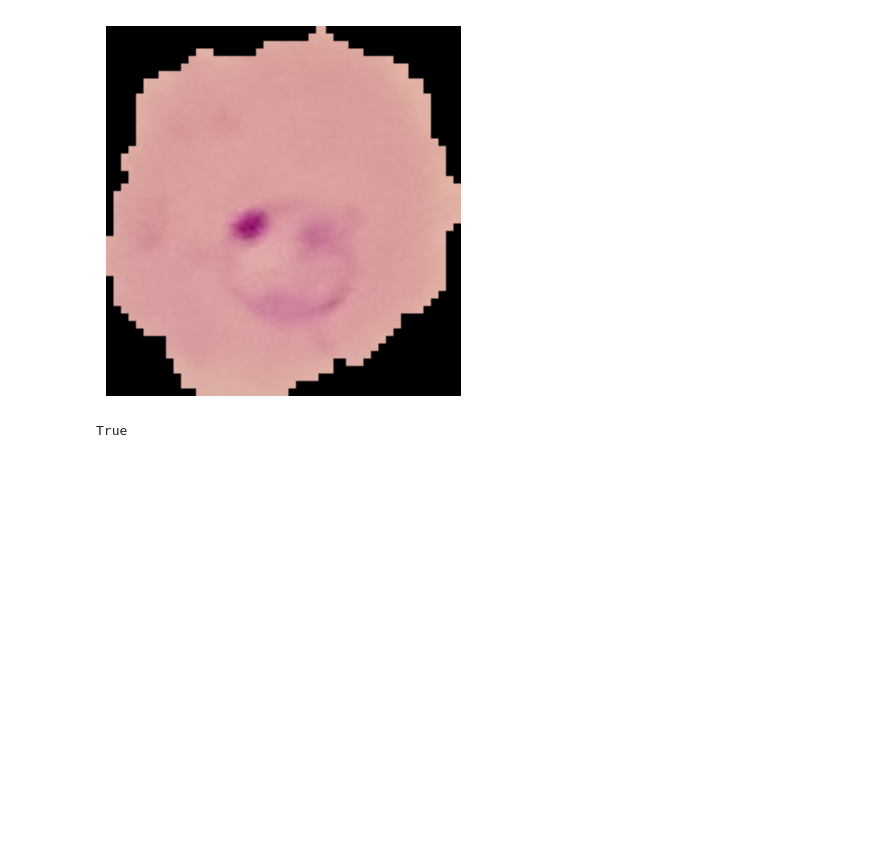
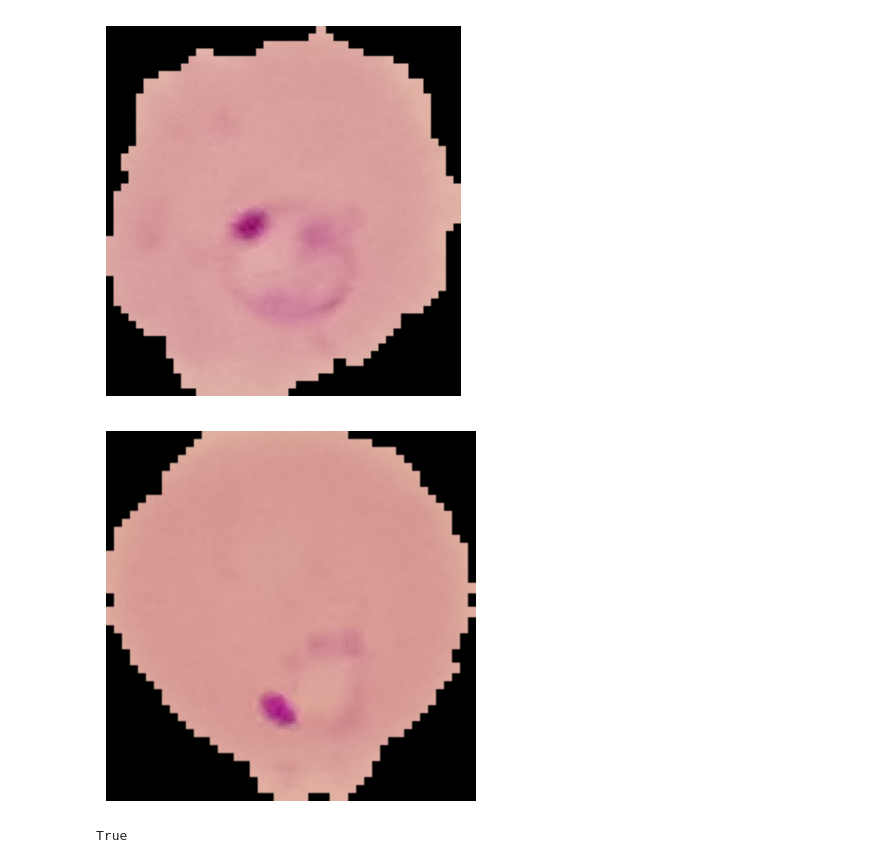
Before and after one commit to PatilVaishnav131/disease-prediction-ai, a Jupyter notebook: Malaria_detection.ipynb, the cells around one changed output. Drawn from its saved outputs; the diff is of its cells as text; code cells hidden in the pictures; blank space fills up the shorter version.

```diff
--- a/Malaria_detection.ipynb
+++ b/Malaria_detection.ipynb
@@ -57,6 +57,13 @@ plt.axis('off') # Hide axes
 plt.show()
 # %% [output]
 [figure]
+# %%
+img = mpimg.imread('/content/MalariaDataset/split/test/Parasitized/C100P61ThinF_IMG_20150918_144104_cell_168.png')
+plt.imshow(img)
+plt.axis('off') # Hide axes
+plt.show()
+# %% [output]
+[figure, added]
 # %%
 "C100P61ThinF_IMG_20150918_144104_cell_162.png" == "C100P61ThinF_IMG_20150918_144104_cell_162.png"
 # %% [output]
```
Also changed, not shown: parts of 11 cells of this notebook.
